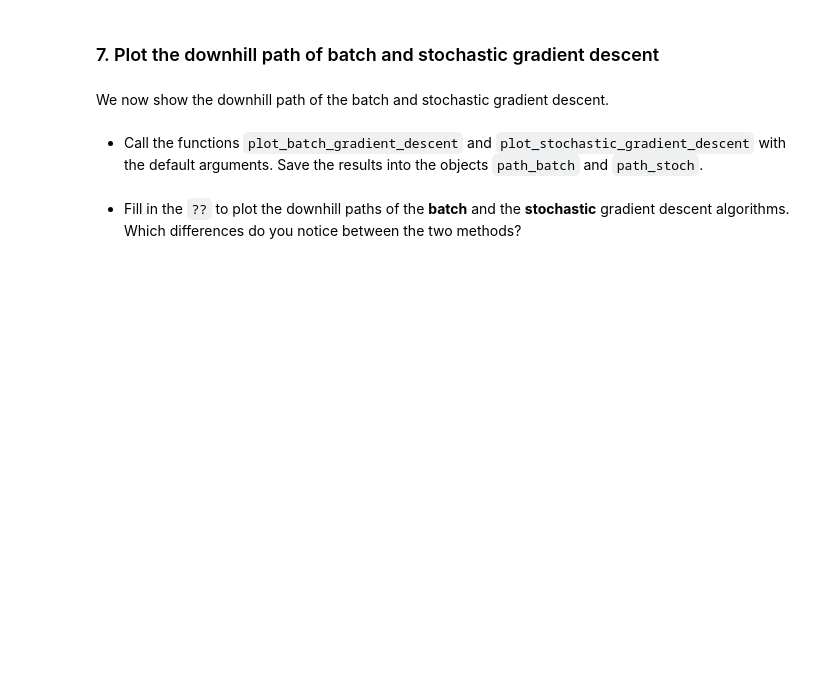
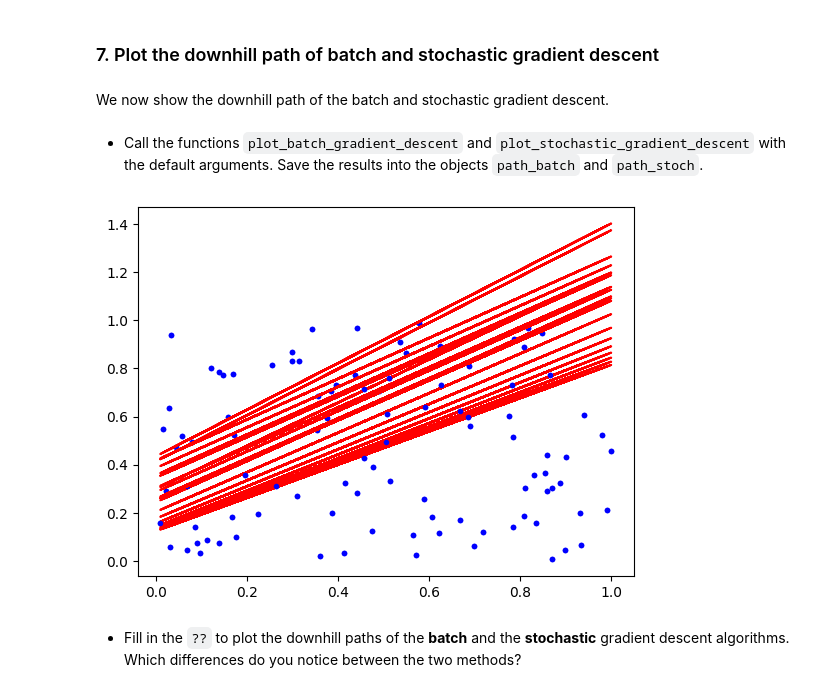
Before and after one commit to Guus03/MSc-Business-Analytics, a Jupyter notebook: Machine-Learning/Exercise_02.ipynb, the cells around one changed output. Drawn from its saved outputs; the diff is of its cells as text; code cells hidden in the pictures; blank space fills up the shorter version.

```diff
--- a/Machine-Learning/Exercise_02.ipynb
+++ b/Machine-Learning/Exercise_02.ipynb
@@ -227,10 +293,14 @@ where $t$ denotes the number of iterations, and $\eta_0$ and $k$ are hyperparame
 # %% [markdown]
 * Create an object of class `SGDRegressor` and fill in the `??`. Also, look at the documentation of the class and explain the different arguments.
 # %%
-sgd_reg = SGDRegressor(max_iter=??, tol=??, eta0=??, penalty=None)
+sgd_reg = SGDRegressor(max_iter=1000, tol=None, eta0=0.01, penalty=None)
+
+# Max iter is maximum amount of iterations over training data (Epochs)
+# Tol is the stopping criterion
+# eta0 is initial learning rate
 # %% [markdown]
 * Fit the stochastic gradient descent on the data. Fill in the `??`.
 
 _Hint_: Be careful, the `fit` method from `scikit-learn` requires the predictor matrix without the intercept.
 # %%
-sgd_reg.fit(??, ??.ravel())
+sgd_reg.fit(X, Y.ravel())
@@ -287,6 +368,11 @@ def plot_stochastic_gradient_descent(X, Y, eta0 = 0.1, n_iterations = 100, seed
     return(np.array(beta_path))
 # %% [markdown]
 * Call the functions `plot_batch_gradient_descent` and `plot_stochastic_gradient_descent` with the default arguments. Save the results into the objects `path_batch` and `path_stoch`.
+# %%
+path_batch = plot_batch_gradient_descent(X,Y)
+path_stoch = plot_stochastic_gradient_descent(X,Y)
+# %% [output]
+[figure, added]
 # %% [markdown]
 * Fill in the `??` to plot the downhill paths of the **batch** and the **stochastic** gradient descent algorithms. Which differences do you notice between the two methods?
 # %%
```
Also changed, not shown: parts of 14 cells of this notebook.
